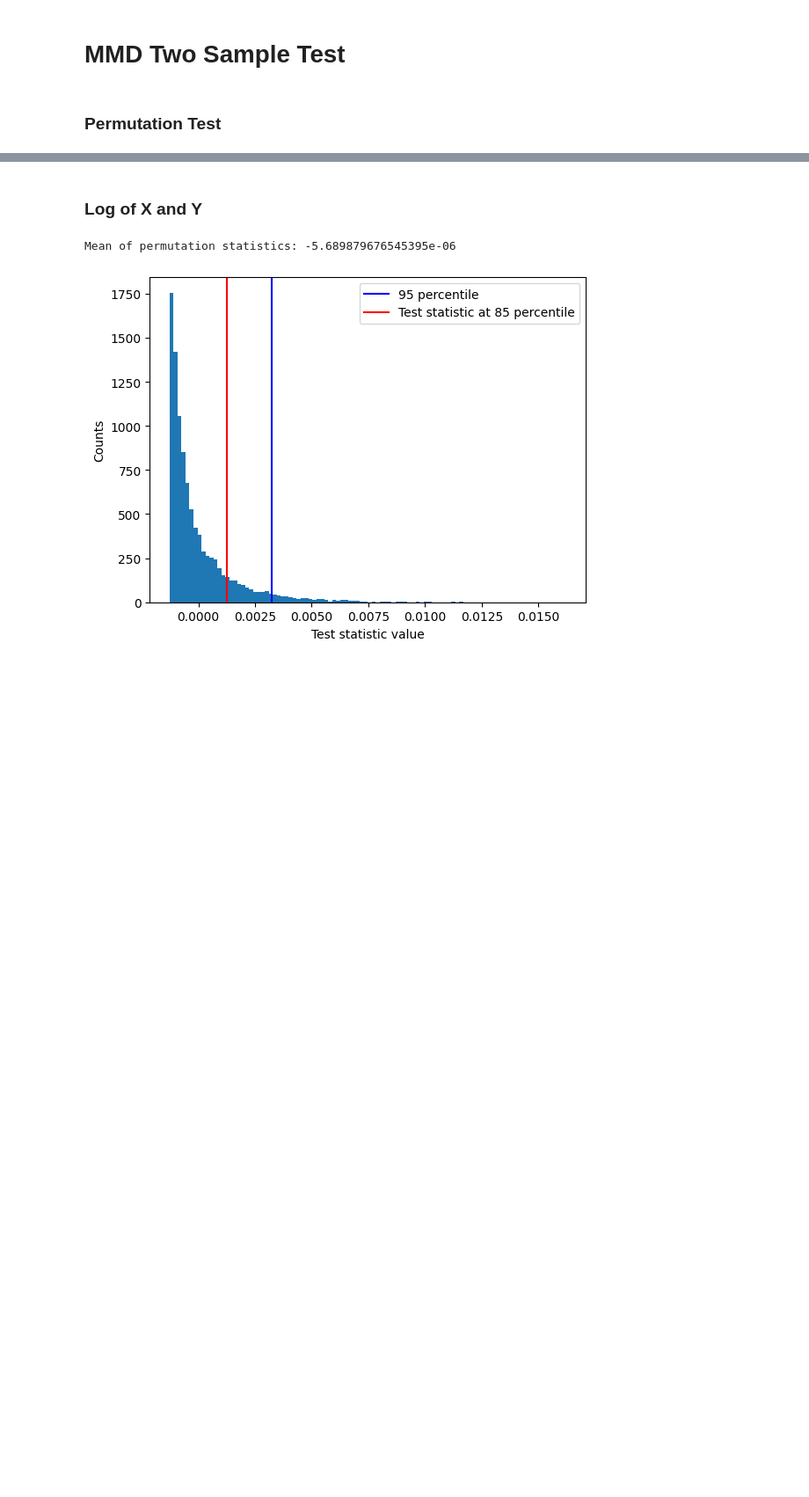
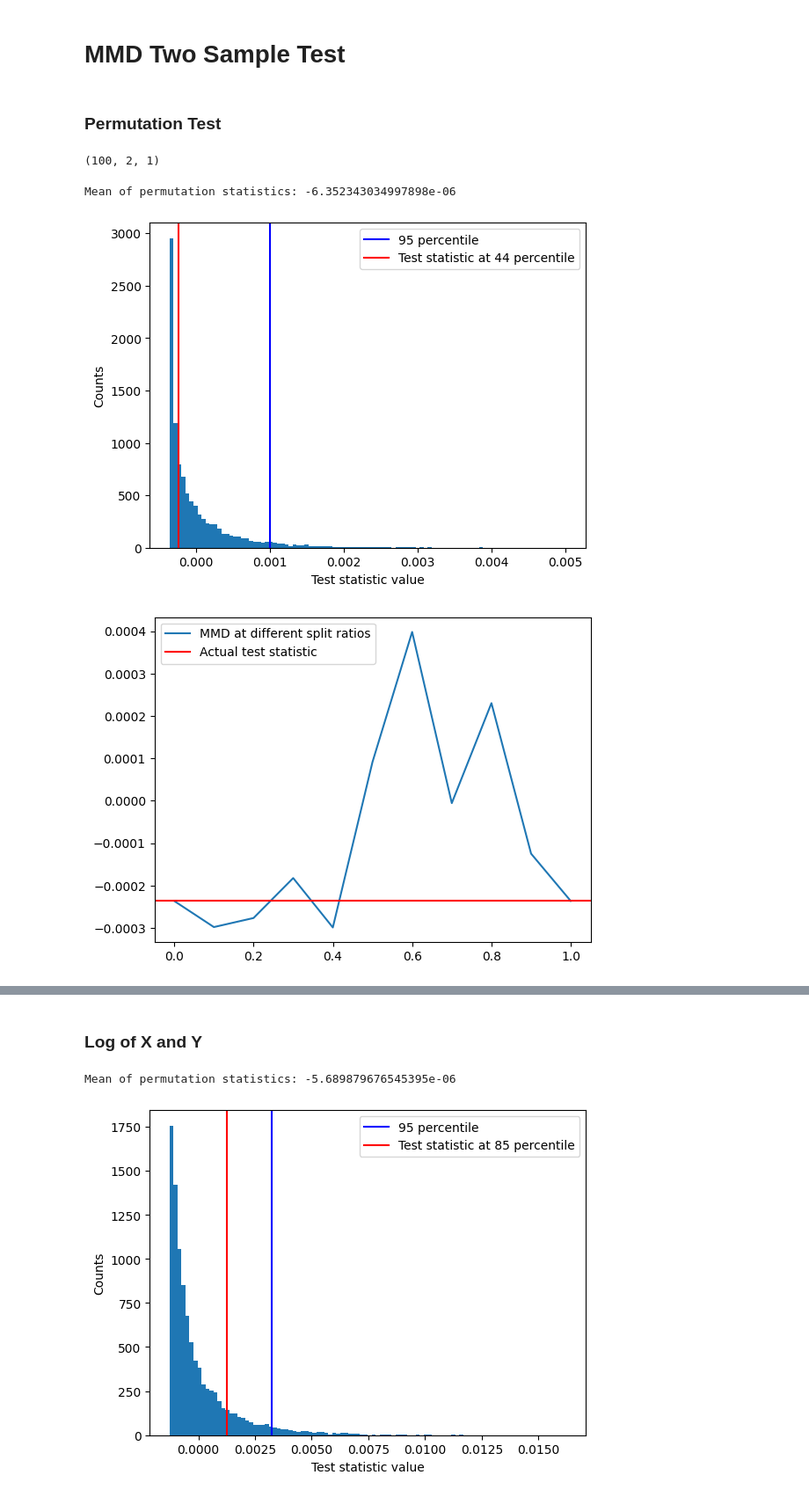
Before and after one commit to luchungi/ds3_kernel_testing, a Jupyter notebook: ksig_sample_test.ipynb, the cells around one changed output, grey strips where cells are left out. Shown at 88% size. Saved outputs shown, nothing was run; the diff lists cells and outputs as text; code cells hidden in the pictures; blank space fills up the shorter version.

```diff
--- a/ksig_sample_test.ipynb
+++ b/ksig_sample_test.ipynb
@@ -83,4 +89,18 @@ static_kernel = ksig.static.kernels.RBFKernel(lengthscale=0.5)
 # static_kernel = ksig.static.kernels.PolynomialKernel(degree=1)
+# %%
+idx = np.full((sample_len), False)
+idx[0] = True
+idx[-1] = True
+X[:,idx,:].shape
+# %% [output]
+(100, 2, 1)
+# %%
+mmd_XY, null_mmd = ksig.tests.sig_kernel_test(X[:,idx,:], Y[:,idx,:], n_levels=n_levels, static_kernel=static_kernel, num_permutations=num_permutations, percentile=percentile)
+print(f'Mean of permutation statistics: {np.mean(null_mmd)}')
+# %% [output]
+Mean of permutation statistics: -6.352343034997898e-06
+[figure, added]
+[figure, added]
 # %%
 mmd_XY, null_mmd = ksig.tests.sig_kernel_test(X, Y, n_levels=n_levels, static_kernel=static_kernel, num_permutations=num_permutations, percentile=percentile)
 print(f'Mean of permutation statistics: {np.mean(null_mmd)}')
```
Also changed, not shown: parts of 9 cells of this notebook.
